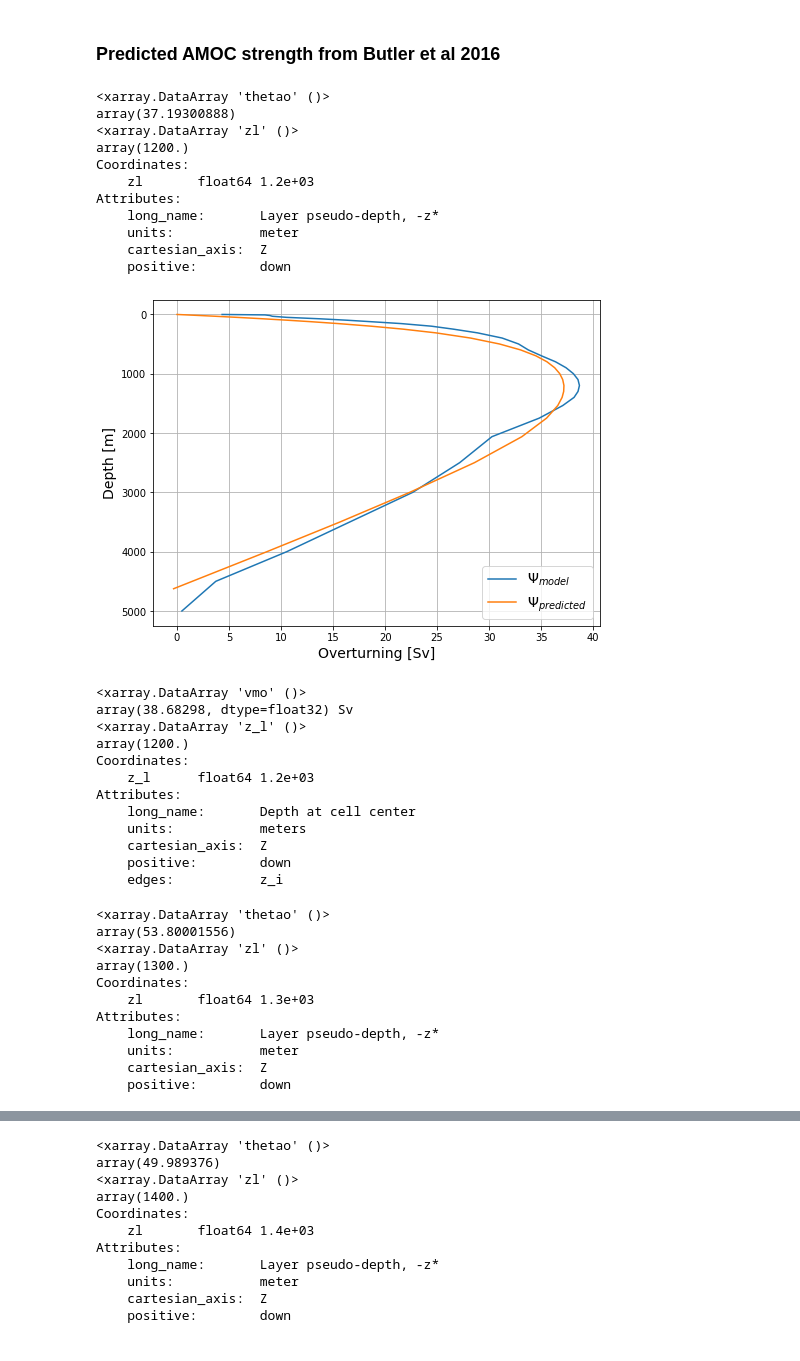
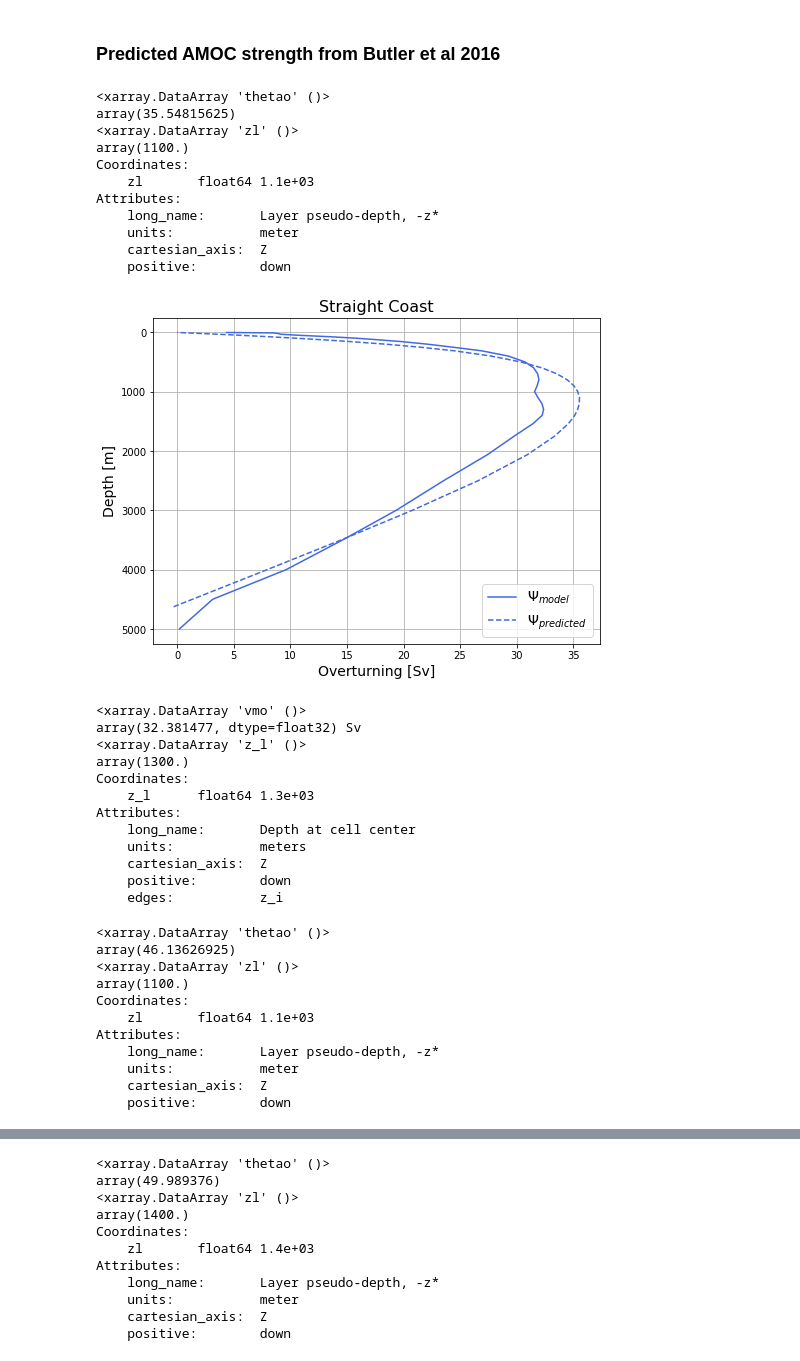
Before and after one commit to s-ragen/AQUA_CODE, a Jupyter notebook: sfn_scalings.ipynb, the cells around one changed output, grey strips where cells are left out. Saved outputs shown, nothing was run; the diff lists cells and outputs as text; code cells hidden in the pictures.

```diff
--- a/sfn_scalings.ipynb
+++ b/sfn_scalings.ipynb
@@ -13,15 +13,15 @@ import gsw
 case_straight = 'Straight Coast'
 
 # path to ocean_annual file
-path_year_straight = '/data/sragen/aquaplanet/MASTERS/straight_coast/run/DATA/500yr/23030101.ocean_annual.nc'
+path_year_straight = '/data/sragen/aquaplanet/MASTERS/straight_coast/run/DATA/600yr/24000101.ocean_annual.nc'
 dy_straight = xr.open_dataset(path_year_straight, decode_times=True)
 
 # path to ocean_annual_rho2 file
-path_rho2_straight = '/data/sragen/aquaplanet/MASTERS/straight_coast/run/DATA/500yr/23030101.ocean_annual_rho2.nc'
+path_rho2_straight = '/data/sragen/aquaplanet/MASTERS/straight_coast/run/DATA/600yr/24000101.ocean_annual_rho2.nc'
 drho_straight = xr.open_dataset(path_rho2_straight, decode_times=True)
 
 # path to ocean_annual_z file
-path_z_straight = '/data/sragen/aquaplanet/MASTERS/straight_coast/run/DATA/500yr/23030101.ocean_annual_z.nc'
+path_z_straight = '/data/sragen/aquaplanet/MASTERS/straight_coast/run/DATA/600yr/24000101.ocean_annual_z.nc'
 dz_straight = xr.open_dataset(path_z_straight, decode_times=True)
 
 
@@ -30,15 +30,15 @@ dz_straight = xr.open_dataset(path_z_straight, decode_times=True)
 case_both = 'Both Coast'
 
 # path to ocean_annual file
-path_year_both = '/data/sragen/aquaplanet/MASTERS/both_coast/run/DATA/500yr/23000101.ocean_annual.nc'
+path_year_both = '/data/sragen/aquaplanet/MASTERS/both_coast/run/DATA/600yr/24000101.ocean_annual.nc'
 dy_both = xr.open_dataset(path_year_both, decode_times=True)
 
 # path to ocean_annual_rho2 file
-path_rho2_both = '/data/sragen/aquaplanet/MASTERS/both_coast/run/DATA/500yr/23000101.ocean_annual_rho2.nc'
+path_rho2_both = '/data/sragen/aquaplanet/MASTERS/both_coast/run/DATA/600yr/24000101.ocean_annual_rho2.nc'
 drho_both = xr.open_dataset(path_rho2_both, decode_times=True)
 
 # path to ocean_annual_z file
-path_z_both = '/data/sragen/aquaplanet/MASTERS/both_coast/run/DATA/500yr/23000101.ocean_annual_z.nc'
+path_z_both = '/data/sragen/aquaplanet/MASTERS/both_coast/run/DATA/600yr/24000101.ocean_annual_z.nc'
 dz_both = xr.open_dataset(path_z_both, decode_times=True)
 
 
@@ -298,9 +298,9 @@ delta_rho_af = delta_rho_af[::-1]
 # Lx = average zonal width of basin.
 # Come back and do this more rigorously!
 Lx_straight = 8991000 # m
-Lx_both = 11433000    # m
+Lx_both = 10545000 #11433000    # m
 Lx_am = 10545000      # m
-Lx_af = 9879000       # m
+Lx_af = 8991000 #9879000       # m
 Lx_wide = 11433000    # m
 
 dz = xr.zeros_like(dy_straight.zl) + 2.5
@@ -318,7 +318,7 @@ constant = c_rho*g/(rho_0*f_0*Ly)
 h = delta_rho_straight.zl.isel(zl=0)
 
 # latitude bounds for model output maximum overturning for comparison with predicted overturning
-lat_s = -32
+lat_s = 0
 lat_n = 60
 # %%
 # Straight Coast calculation
@@ -359,11 +359,11 @@ Psi_max_depth_straight = Psi_straight.zl.isel(zl=max_index[0][0])
 print(Psi_max_depth_straight)
 # %% [output]
 <xarray.DataArray 'thetao' ()>
-array(37.19300888)
+array(35.54815625)
 <xarray.DataArray 'zl' ()>
-array(1200.)
+array(1100.)
 Coordinates:
-    zl       float64 1.2e+03
+    zl       float64 1.1e+03
 Attributes:
     long_name:       Layer pseudo-depth, -z*
     units:           meter
@@ -372,30 +372,31 @@ Attributes:
 # %%
 # maximum magnitude of the overturning streamfunction — between the equator and 30°N at each depth level
 
 psi_max_straight = []
 
 sfn_straight = sfn_small_resmean_straight.sel(yq=slice(lat_s,lat_n))
 
 psi_max_straight = np.amax(sfn_straight, axis=1)
 
 fig, ax = plt.subplots(figsize=(8,6))
-ax.plot(psi_max_straight, sfn_small_resmean_straight.z_l, label='$\Psi_{model}$')
-ax.plot(Psi_straight, Psi_straight.zl, label='$\Psi_{predicted}$')
+ax.plot(psi_max_straight, sfn_small_resmean_straight.z_l, color='royalblue', label='$\Psi_{model}$')
+ax.plot(Psi_straight, Psi_straight.zl, color='royalblue', linestyle='dashed', label='$\Psi_{predicted}$')
 plt.gca().invert_yaxis(), plt.grid()
 plt.legend(fontsize=14)
 plt.ylabel('Depth [m]', fontsize=14), plt.xlabel('Overturning [Sv]', fontsize=14)
+plt.title(case_straight, fontsize=16)
 plt.show()
 
 print(psi_max_straight.max(), 'Sv')
 print(max_depth_straight)
 # %% [output]
-[figure, old version]
+[figure, new version]
 <xarray.DataArray 'vmo' ()>
-array(38.68298, dtype=float32) Sv
+array(32.381477, dtype=float32) Sv
 <xarray.DataArray 'z_l' ()>
-array(1200.)
+array(1300.)
 Coordinates:
-    z_l      float64 1.2e+03
+    z_l      float64 1.3e+03
 Attributes:
     long_name:       Depth at cell center
     units:           meters
@@ -442,11 +443,11 @@ Psi_max_depth_both = Psi_both.zl.isel(zl=max_index[0][0])
 print(Psi_max_depth_both)
 # %% [output]
 <xarray.DataArray 'thetao' ()>
-array(53.80001556)
+array(46.13626925)
 <xarray.DataArray 'zl' ()>
-array(1300.)
+array(1100.)
 Coordinates:
-    zl       float64 1.3e+03
+    zl       float64 1.1e+03
 Attributes:
     long_name:       Layer pseudo-depth, -z*
     units:           meter
```
Also changed, not shown: parts of 8 cells of this notebook.
